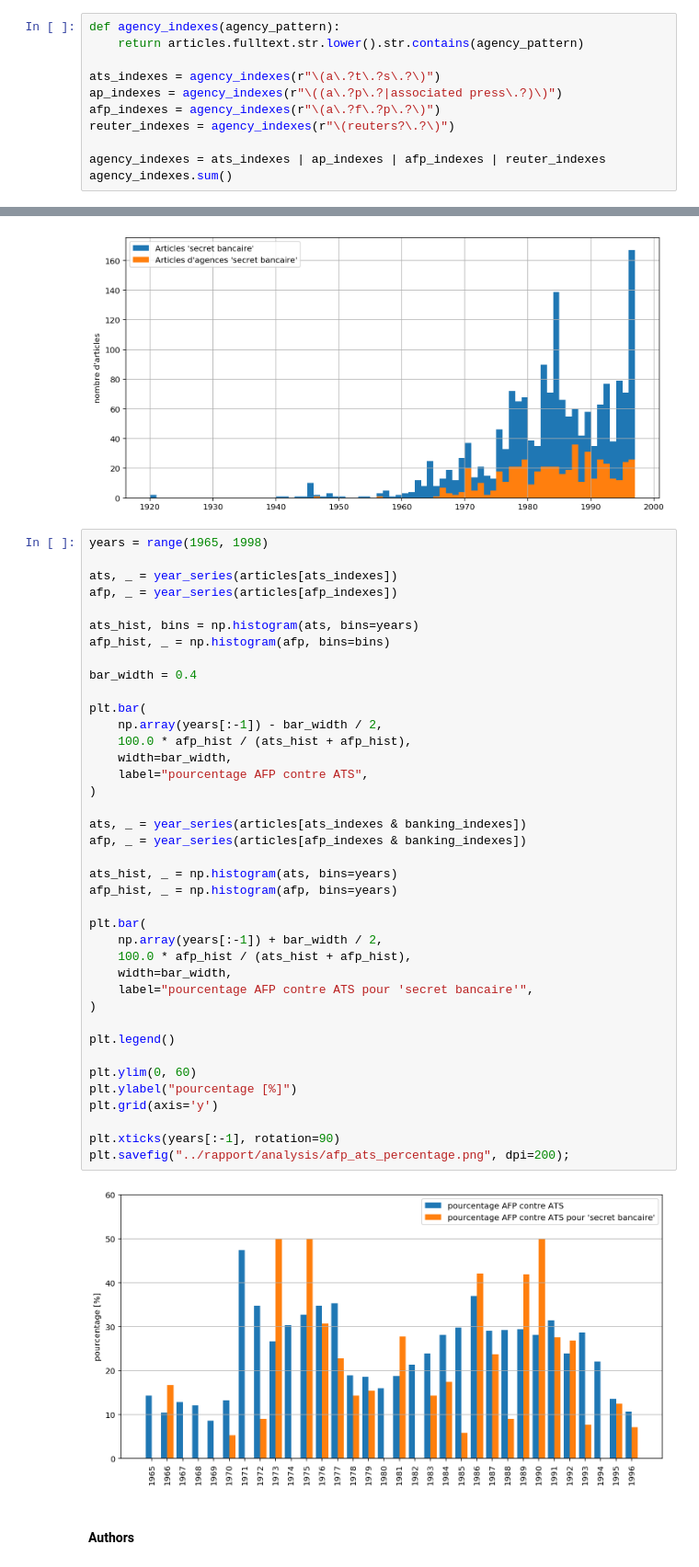
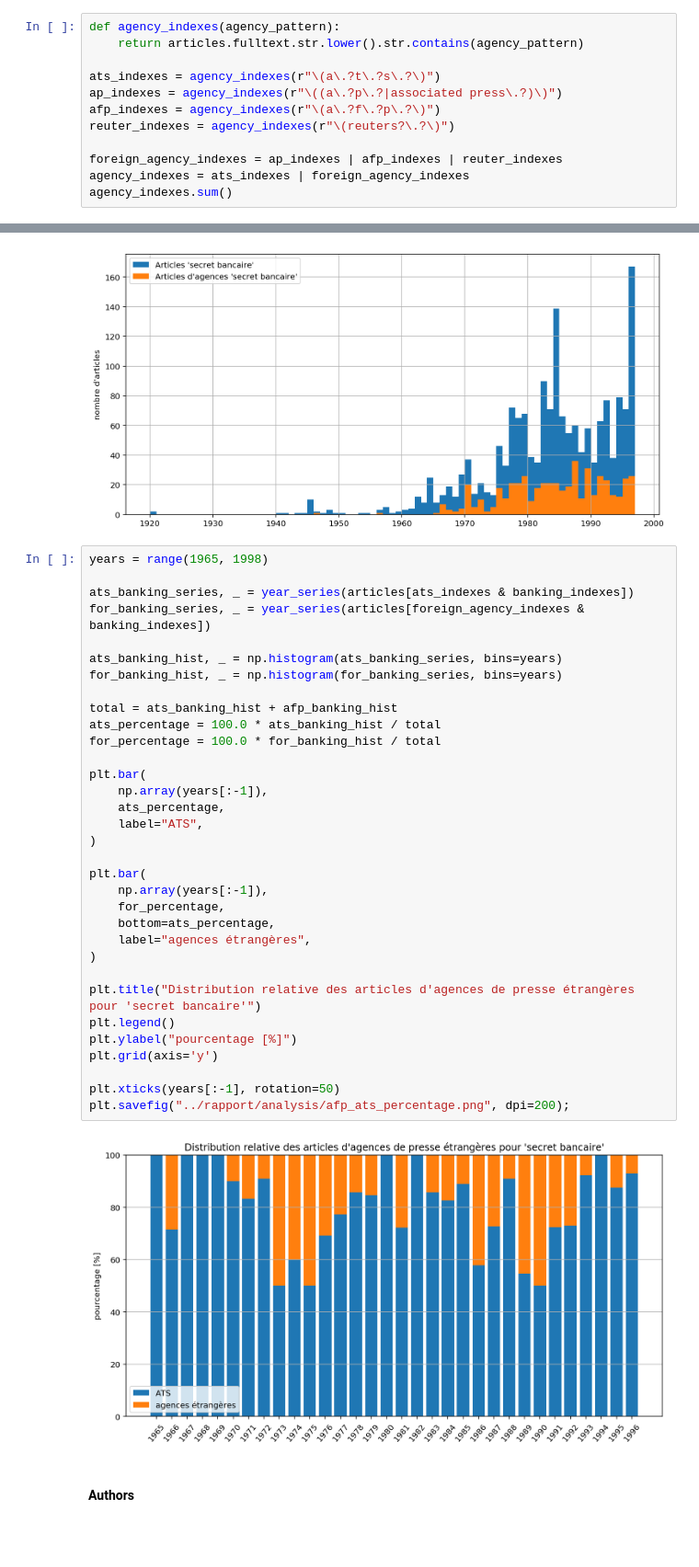
Before and after one commit to RomainMendez/Digital-Humanities-Project, a Jupyter notebook: src/author_analysis.ipynb, the cells around one changed output, grey strips where cells are left out. Shown at 92% size. Cells and saved outputs as stored; diff of their text form; blank space fills up the shorter version.

```diff
--- a/src/author_analysis.ipynb
+++ b/src/author_analysis.ipynb
@@ -70,7 +68,8 @@ ap_indexes = agency_indexes(r"\((a\.?p\.?|associated press\.?)\)")
 afp_indexes = agency_indexes(r"\(a\.?f\.?p\.?\)")
 reuter_indexes = agency_indexes(r"\(reuters?\.?\)")
 
-agency_indexes = ats_indexes | ap_indexes | afp_indexes | reuter_indexes
+foreign_agency_indexes = ap_indexes | afp_indexes | reuter_indexes
+agency_indexes = ats_indexes | foreign_agency_indexes
 agency_indexes.sum()
 # %% [output]
 6355
@@ -112,44 +106,38 @@ plt.savefig("../rapport/analysis/angency_banking_hist.png", dpi=200);
 # %%
 years = range(1965, 1998)
 
-ats, _ = year_series(articles[ats_indexes])
-afp, _ = year_series(articles[afp_indexes])
+ats_banking_series, _ = year_series(articles[ats_indexes & banking_indexes])
+for_banking_series, _ = year_series(articles[foreign_agency_indexes & banking_indexes])
 
-ats_hist, bins = np.histogram(ats, bins=years)
-afp_hist, _ = np.histogram(afp, bins=bins)
+ats_banking_hist, _ = np.histogram(ats_banking_series, bins=years)
+for_banking_hist, _ = np.histogram(for_banking_series, bins=years)
 
-bar_width = 0.4
+total = ats_banking_hist + afp_banking_hist
+ats_percentage = 100.0 * ats_banking_hist / total
+for_percentage = 100.0 * for_banking_hist / total
 
 plt.bar(
-    np.array(years[:-1]) - bar_width / 2,
-    100.0 * afp_hist / (ats_hist + afp_hist),
-    width=bar_width,
-    label="pourcentage AFP contre ATS",
+    np.array(years[:-1]),
+    ats_percentage,
+    label="ATS",
 )
 
-ats, _ = year_series(articles[ats_indexes & banking_indexes])
-afp, _ = year_series(articles[afp_indexes & banking_indexes])
-
-ats_hist, _ = np.histogram(ats, bins=years)
-afp_hist, _ = np.histogram(afp, bins=years)
-
 plt.bar(
-    np.array(years[:-1]) + bar_width / 2,
-    100.0 * afp_hist / (ats_hist + afp_hist),
-    width=bar_width,
-    label="pourcentage AFP contre ATS pour 'secret bancaire'",
+    np.array(years[:-1]),
+    for_percentage,
+    bottom=ats_percentage,
+    label="agences étrangères",
 )
 
+plt.title("Distribution relative des articles d'agences de presse étrangères pour 'secret bancaire'")
 plt.legend()
-
-plt.ylim(0, 60)
 plt.ylabel("pourcentage [%]")
 plt.grid(axis='y')
 
-plt.xticks(years[:-1], rotation=90)
+plt.xticks(years[:-1], rotation=50)
 plt.savefig("../rapport/analysis/afp_ats_percentage.png", dpi=200);
 # %% [output]
-[figure, old version]
+[figure, new version]
 # %% [markdown]
 #### Authors
 # %%
```
Also changed, not shown: parts of 8 cells of this notebook, 3 other files.
